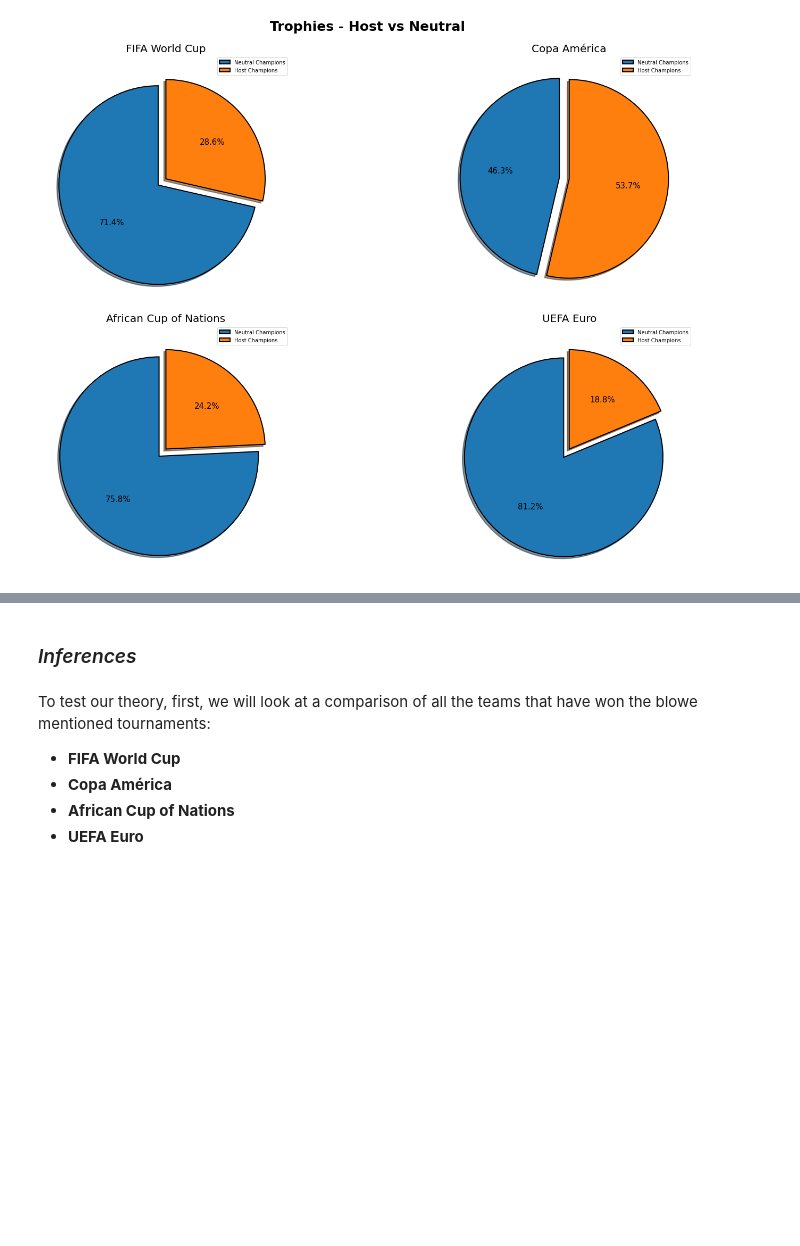
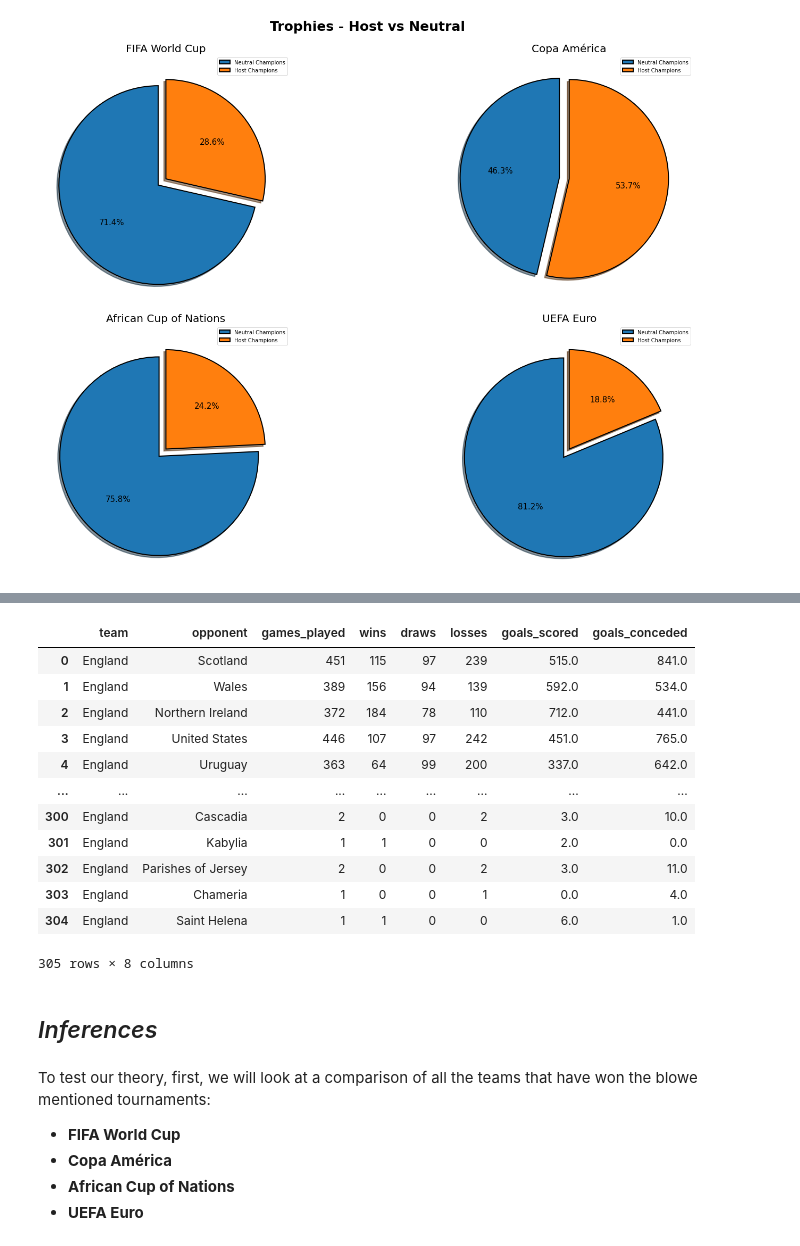
Before and after one commit to hamza-shakir/international-football-dashboard, a Jupyter notebook: home-advantage-in-football.ipynb, the cells around one changed output, grey strips where cells are left out. Cells and saved outputs as stored; diff of their text form; code cells hidden in the pictures; blank space fills up the shorter version.

```diff
--- a/home-advantage-in-football.ipynb
+++ b/home-advantage-in-football.ipynb
@@ -424,5 +581,21 @@ fig_hostvsneutral_trophies.savefig('Host vs Neutral success comparison.png')
+# %%
+h2h
+# %% [output]
+|  | team | opponent | games_played | wins | draws | losses | goals_scored | goals_conceded |
+| 0 | England | Scotland | 451 | 115 | 97 | 239 | 515.0 | 841.0 |
+| 1 | England | Wales | 389 | 156 | 94 | 139 | 592.0 | 534.0 |
+| 2 | England | Northern Ireland | 372 | 184 | 78 | 110 | 712.0 | 441.0 |
+| 3 | England | United States | 446 | 107 | 97 | 242 | 451.0 | 765.0 |
+| 4 | England | Uruguay | 363 | 64 | 99 | 200 | 337.0 | 642.0 |
+| ... | ... | ... | ... | ... | ... | ... | ... | ... |
+| 300 | England | Cascadia | 2 | 0 | 0 | 2 | 3.0 | 10.0 |
+| 301 | England | Kabylia | 1 | 1 | 0 | 0 | 2.0 | 0.0 |
+| 302 | England | Parishes of Jersey | 2 | 0 | 0 | 2 | 3.0 | 11.0 |
+| 303 | England | Chameria | 1 | 0 | 0 | 1 | 0.0 | 4.0 |
+| 304 | England | Saint Helena | 1 | 1 | 0 | 0 | 6.0 | 1.0 |
+305 rows × 8 columns
 # %% [markdown]
-### _Inferences_
+## _Inferences_
 # %% [markdown]
 To test our theory, first, we will look at a comparison of all the teams that have won the blowe mentioned tournaments:
 - **FIFA World Cup**
```
Also changed, not shown: parts of 24 cells of this notebook.
